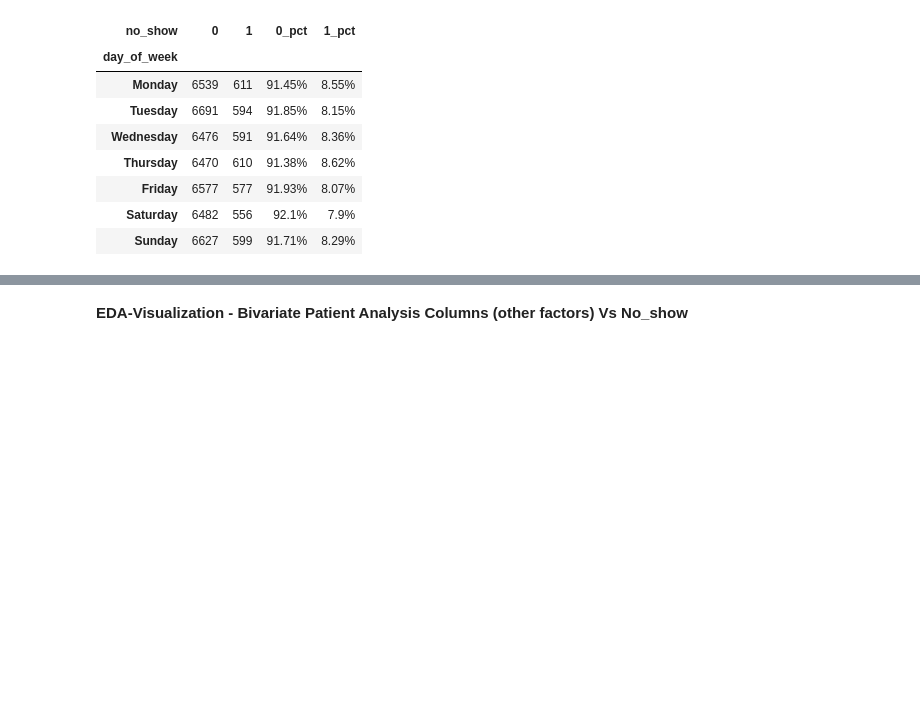
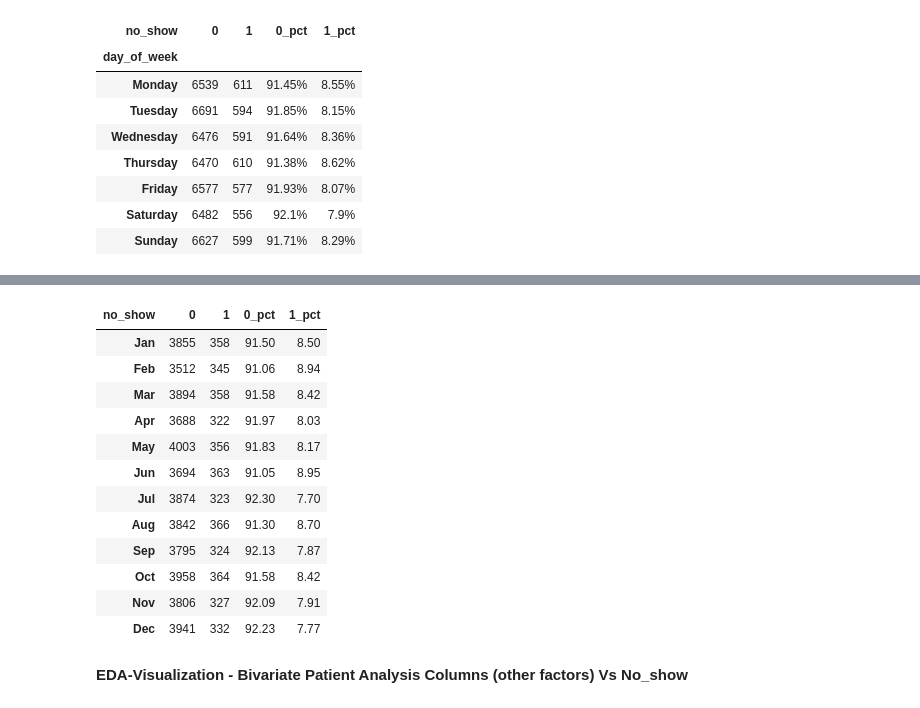
Before and after one commit to akashcstech/Health_Care_No_Show_Data_Analysis, a Jupyter notebook: Data_clean.ipynb, the cells around one changed output, grey strips where cells are left out. Drawn from its saved outputs; the diff is of its cells as text; code cells hidden in the pictures; blank space fills up the shorter version.

```diff
--- a/Data_clean.ipynb
+++ b/Data_clean.ipynb
@@ -1268,3 +1304,22 @@ view_downs.reindex(week_sorter)
+# %%
+import calendar
+mns.index = [calendar.month_abbr[i] for i in mns.index]
+# %%
+mns
+# %% [output]
+| no_show | 0 | 1 | 0_pct | 1_pct |
+| Jan | 3855 | 358 | 91.50 | 8.50 |
+| Feb | 3512 | 345 | 91.06 | 8.94 |
+| Mar | 3894 | 358 | 91.58 | 8.42 |
+| Apr | 3688 | 322 | 91.97 | 8.03 |
+| May | 4003 | 356 | 91.83 | 8.17 |
+| Jun | 3694 | 363 | 91.05 | 8.95 |
+| Jul | 3874 | 323 | 92.30 | 7.70 |
+| Aug | 3842 | 366 | 91.30 | 8.70 |
+| Sep | 3795 | 324 | 92.13 | 7.87 |
+| Oct | 3958 | 364 | 91.58 | 8.42 |
+| Nov | 3806 | 327 | 92.09 | 7.91 |
+| Dec | 3941 | 332 | 92.23 | 7.77 |
 # %% [markdown]
 **EDA-Visualization - Bivariate Patient Analysis Columns (other factors) Vs No_show**
 # %%
```
Also changed, not shown: parts of 5 cells of this notebook, 1 other file.
